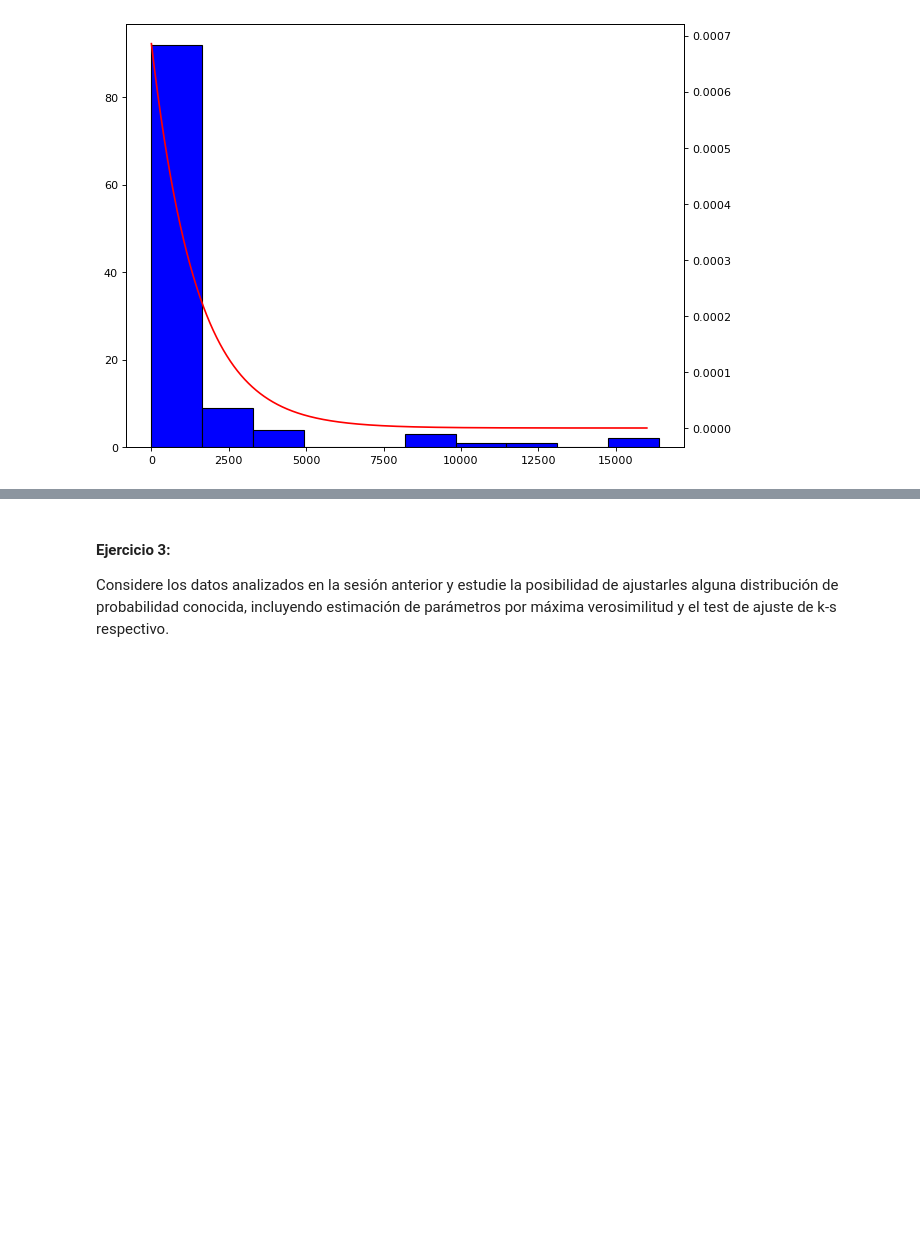
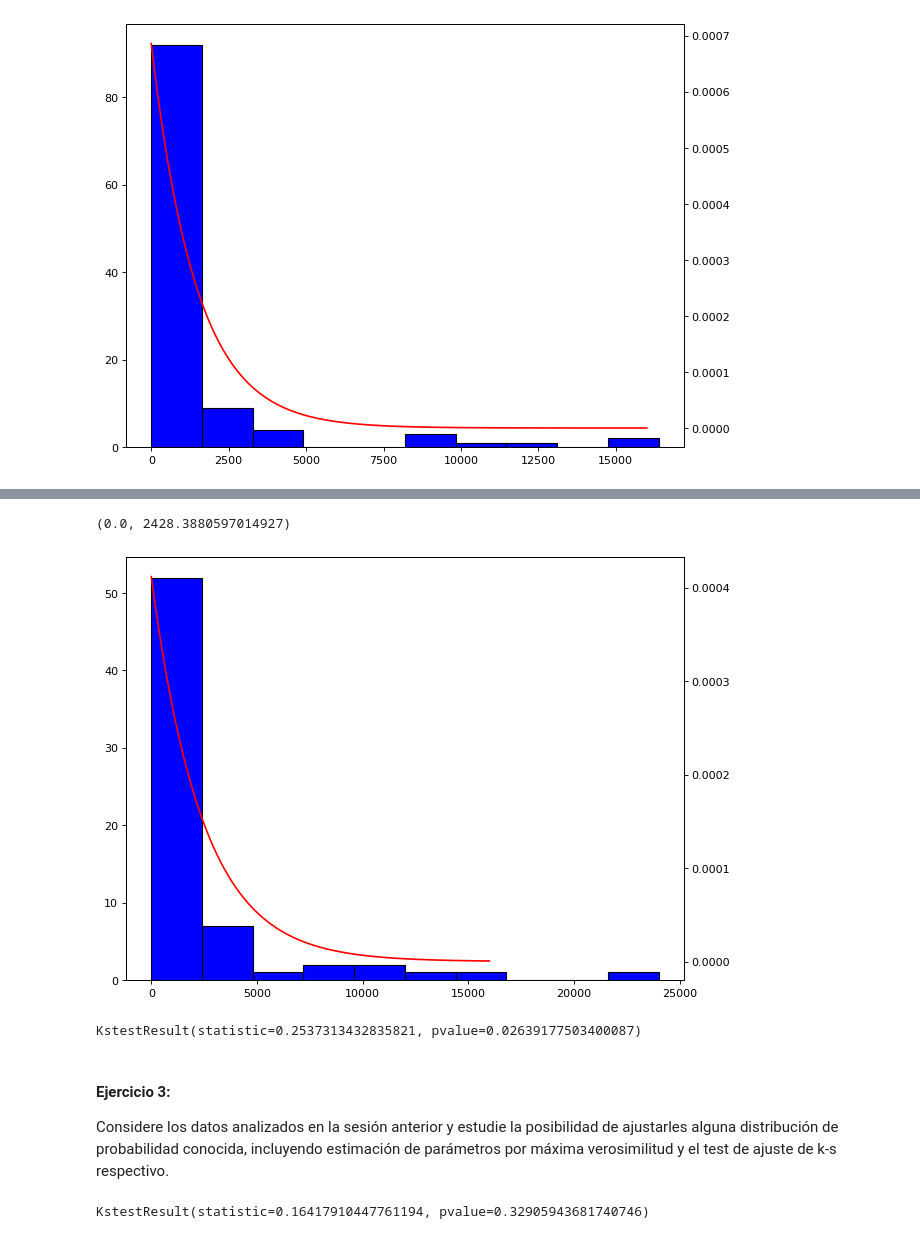
Before and after one commit to imnotUrban/Repo-Simulacion, a Jupyter notebook: Laboratorio_3/Laboratorio3.ipynb, the cells around one changed output, grey strips where cells are left out. Cells and saved outputs as stored; diff of their text form; code cells hidden in the pictures; blank space fills up the shorter version.

```diff
--- a/Laboratorio_3/Laboratorio3.ipynb
+++ b/Laboratorio_3/Laboratorio3.ipynb
@@ -441,3 +518,37 @@ KstestResult(statistic=0.27647243107769426, pvalue=0.00023700830725080716)
+# %%
+## ajuste de distribución exponencial considerando Estimadores de MV
+fig, ax = plt.subplots(1, 1,figsize=(9,7), dpi=80)
+
+ax.hist(dtpo2, color = 'blue', edgecolor = 'black')
+ax2 = ax.twinx()
+args = stats.expon.fit(dtpo2)
+print(args)
+
+vec = list(range(16000))
+
+pvec = []
+for i in vec:
+    pvec.append(stats.expon.pdf(x=i,scale=args[1],loc=args[0]))
+
+ax2.plot(vec,pvec, color='red')
+
+plt.draw()
+# %% [output]
+(0.0, 2428.3880597014927)
+[figure, added]
+# %%
+datos2 = stats.expon.rvs(*args,size=67)
+
+stats.kstest(dtpo2, datos2)
+# %% [output]
+KstestResult(statistic=0.2537313432835821, pvalue=0.02639177503400087)
 # %% [markdown]
 #### Ejercicio 3:
 Considere los datos analizados en la sesión anterior y estudie la posibilidad de ajustarles alguna distribución de probabilidad conocida, incluyendo estimación de parámetros por máxima verosimilitud y  el test de ajuste de k-s respectivo.
+# %%
+#Usaremos weibull
+args = stats.weibull_min.fit(dtpo2)
+datos2=stats.weibull_min.rvs(*args, size=67)
+stats.kstest(dtpo2, datos2)
+# %% [output]
+KstestResult(statistic=0.16417910447761194, pvalue=0.32905943681740746)
```
Also changed, not shown: parts of 17 cells of this notebook.
